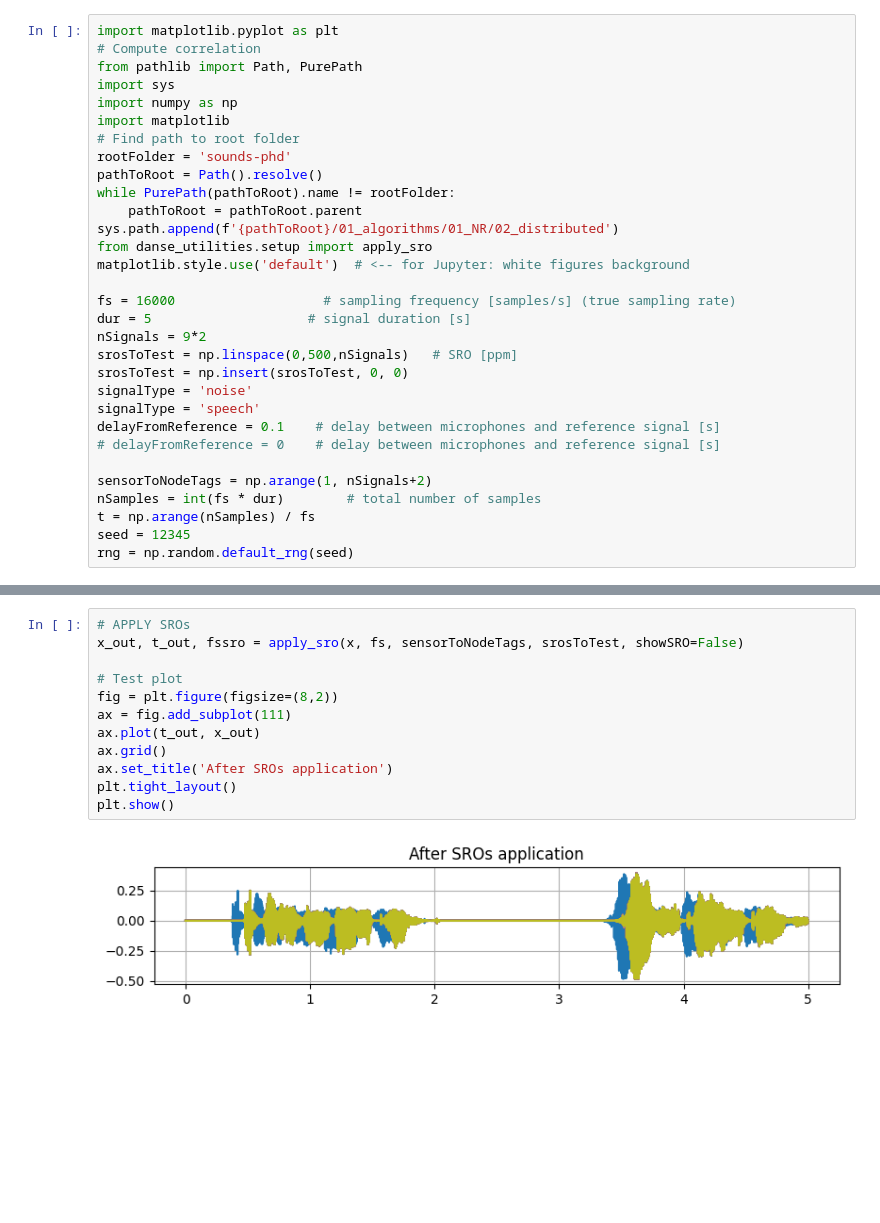
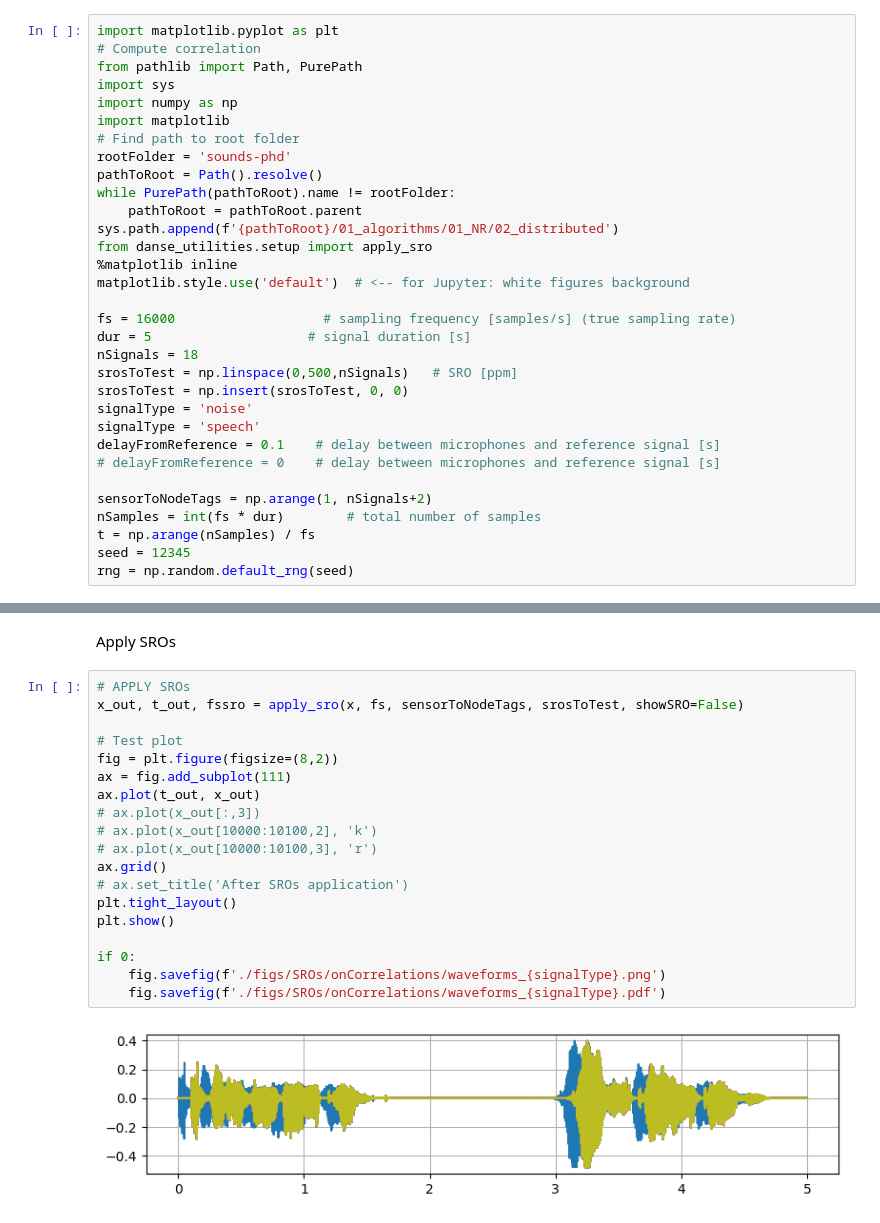
Before and after one commit to p-didier/sounds-phd, a Jupyter notebook: 01_algorithms/01_NR/02_distributed/dev/sros_tests.ipynb, the cells around one changed output, grey strips where cells are left out. Drawn from its saved outputs; the diff is of its cells as text; blank space fills up the shorter version.

```diff
--- a/01_algorithms/01_NR/02_distributed/dev/sros_tests.ipynb
+++ b/01_algorithms/01_NR/02_distributed/dev/sros_tests.ipynb
@@ -12,11 +12,12 @@ while PurePath(pathToRoot).name != rootFolder:
     pathToRoot = pathToRoot.parent
 sys.path.append(f'{pathToRoot}/01_algorithms/01_NR/02_distributed')
 from danse_utilities.setup import apply_sro
+%matplotlib inline
 matplotlib.style.use('default')  # <-- for Jupyter: white figures background
 
 fs = 16000                   # sampling frequency [samples/s] (true sampling rate)
 dur = 5                    # signal duration [s]
-nSignals = 9*2
+nSignals = 18
 srosToTest = np.linspace(0,500,nSignals)   # SRO [ppm]
 srosToTest = np.insert(srosToTest, 0, 0)
 signalType = 'noise'
@@ -67,14 +70,23 @@ Resampling x to 16000 samples/s.
+# %% [markdown]
+Apply SROs
 # %%
 # APPLY SROs
 x_out, t_out, fssro = apply_sro(x, fs, sensorToNodeTags, srosToTest, showSRO=False)
 
 # Test plot
 fig = plt.figure(figsize=(8,2))
 ax = fig.add_subplot(111)
 ax.plot(t_out, x_out)
+# ax.plot(x_out[:,3])
+# ax.plot(x_out[10000:10100,2], 'k')
+# ax.plot(x_out[10000:10100,3], 'r')
 ax.grid()
-ax.set_title('After SROs application')
+# ax.set_title('After SROs application')
 plt.tight_layout()
 plt.show()
+
+if 0:
+    fig.savefig(f'./figs/SROs/onCorrelations/waveforms_{signalType}.png')
+    fig.savefig(f'./figs/SROs/onCorrelations/waveforms_{signalType}.pdf')
 # %% [output]
-[figure, old version]
+[figure, new version]
```
Also changed, not shown: parts of 9 cells of this notebook.
